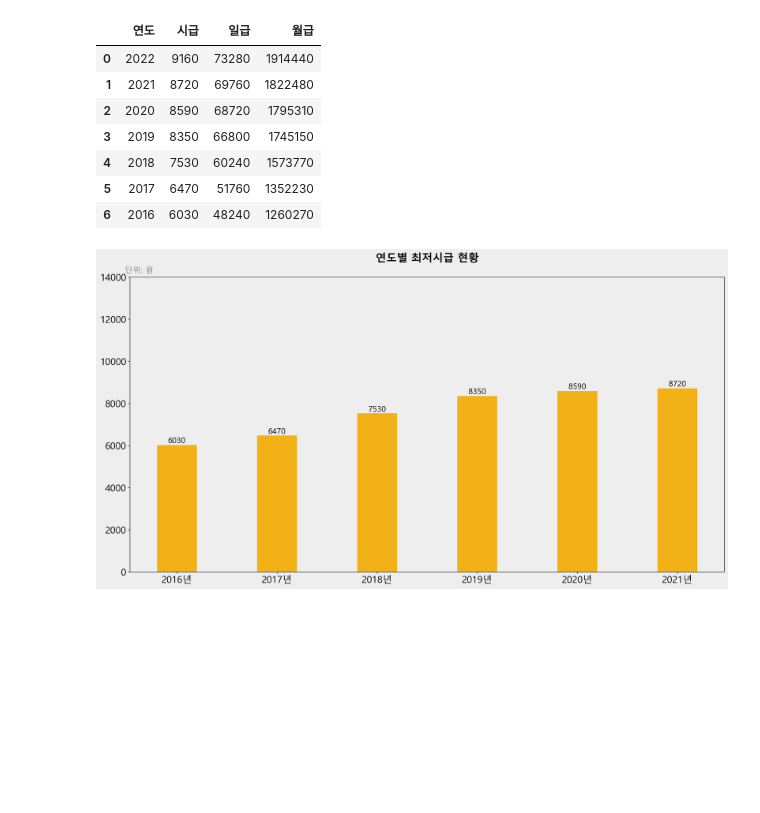
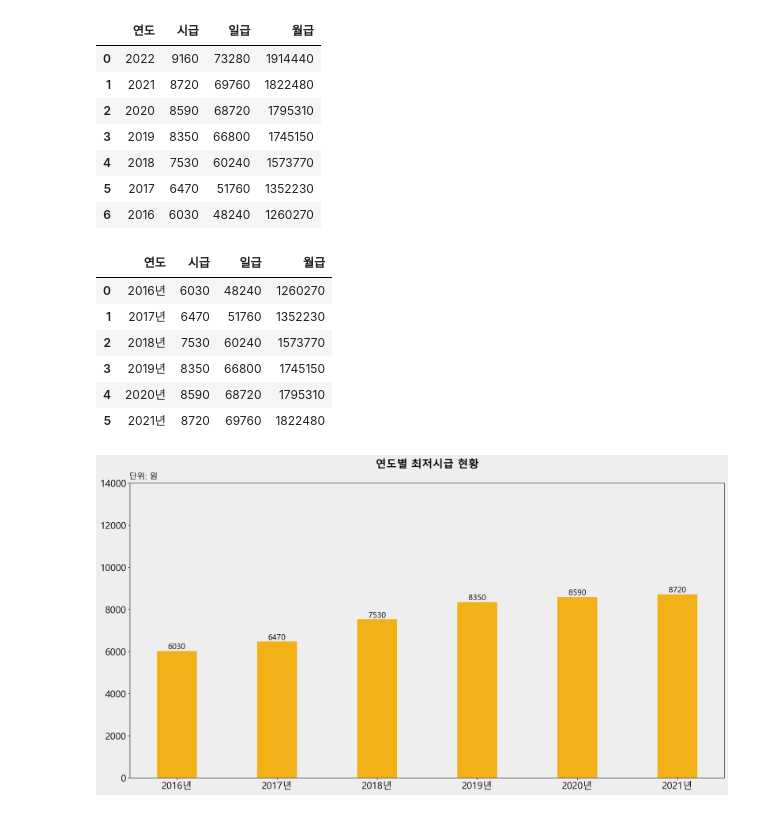
Before and after one commit to JBindio/MiniProject, a Jupyter notebook: Mini_Project_02_Minimum_Wage/01.연도별_최저임금_현황.ipynb, the cells around one changed output. Cells and saved outputs as stored; diff of their text form; code cells hidden in the pictures; blank space fills up the shorter version.

```diff
--- a/Mini_Project_02_Minimum_Wage/01.연도별_최저임금_현황.ipynb
+++ b/Mini_Project_02_Minimum_Wage/01.연도별_최저임금_현황.ipynb
@@ -87,6 +87,16 @@ min_wage = min_wage[min_wage['연도'] != 2022]
 # 데이터 정제(연도 순으로 정렬 + 연도 타입변경)
 min_wage = min_wage.sort_values('연도').reset_index(drop=True)
 min_wage['연도'] = min_wage['연도'].astype(str)+'년'
+# %%
+min_wage
+# %% [output]
+|  | 연도 | 시급 | 일급 | 월급 |
+| 0 | 2016년 | 6030 | 48240 | 1260270 |
+| 1 | 2017년 | 6470 | 51760 | 1352230 |
+| 2 | 2018년 | 7530 | 60240 | 1573770 |
+| 3 | 2019년 | 8350 | 66800 | 1745150 |
+| 4 | 2020년 | 8590 | 68720 | 1795310 |
+| 5 | 2021년 | 8720 | 69760 | 1822480 |
 # %%
 # 정제된 데이터 시각화(최저시급)
 ylist = np.arange(0,16000,2000)
```
Also changed, not shown: parts of 5 cells of this notebook, 24 other files.
